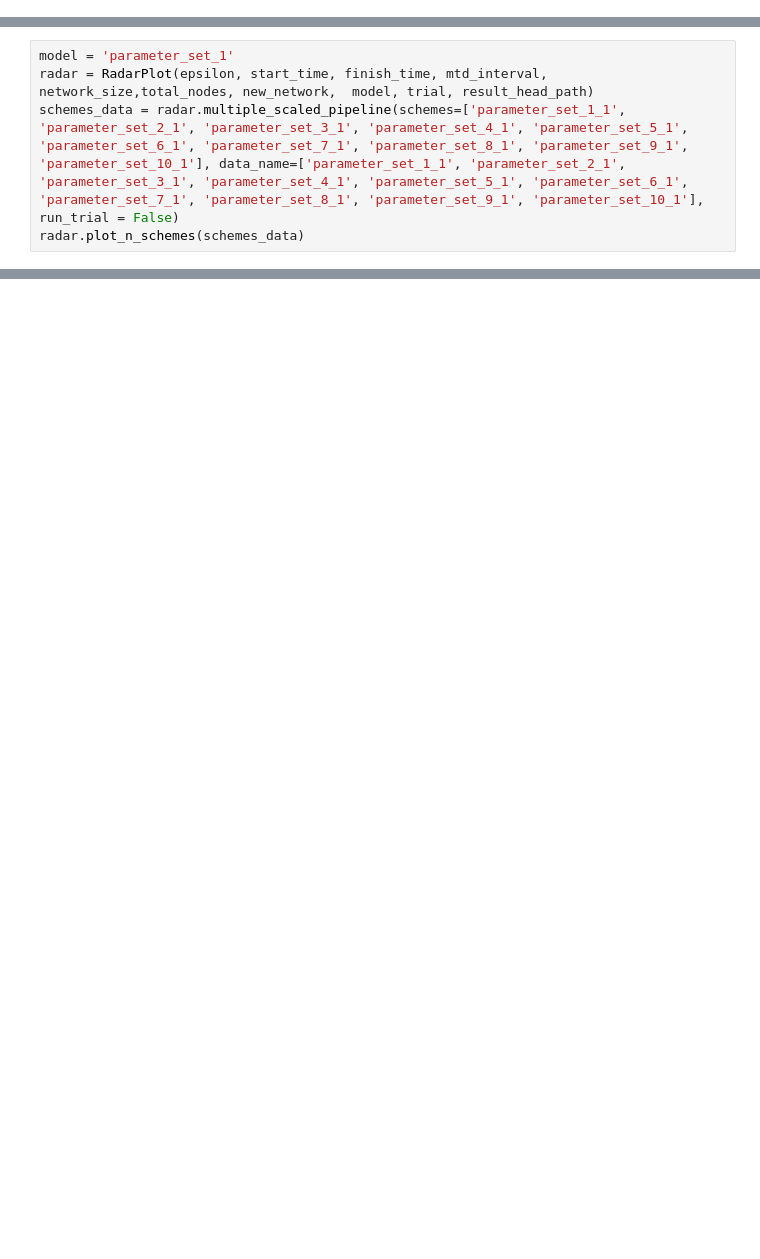
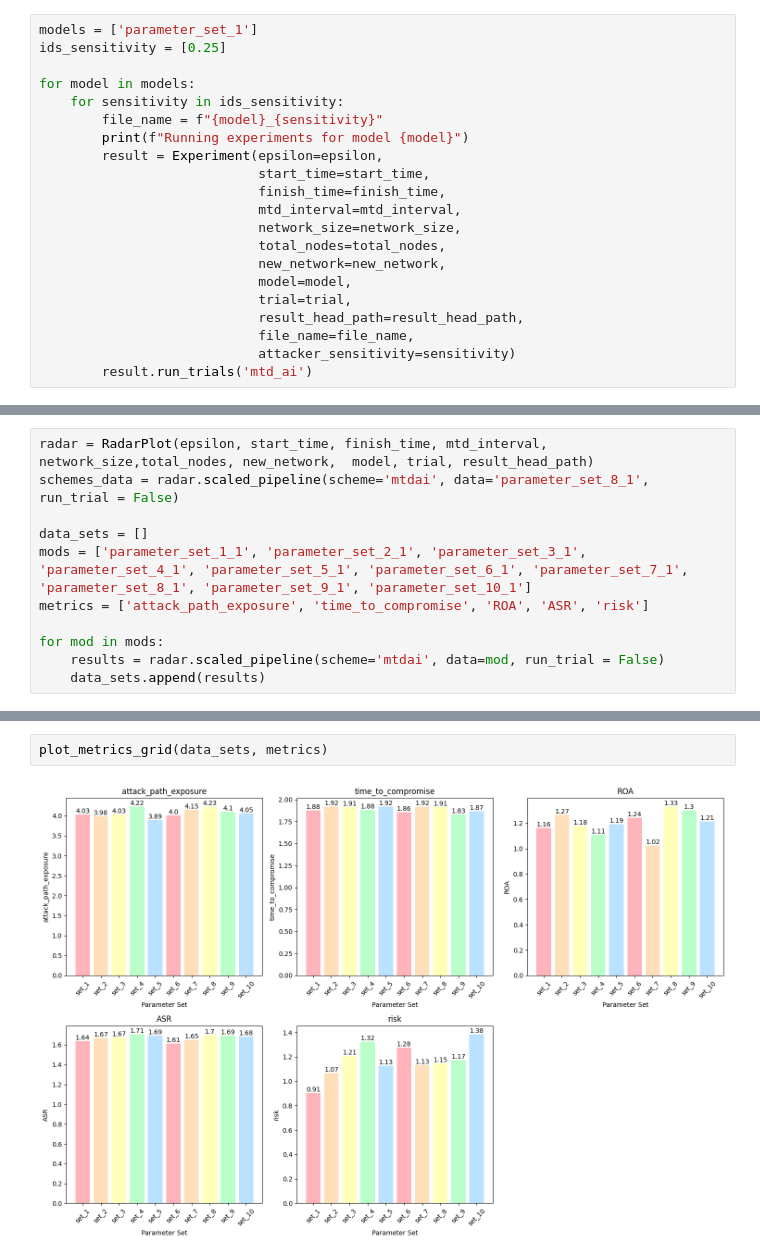
Before and after one commit to MoeBuTa/MTDSim, a Jupyter notebook: experiments/experiments.ipynb, the cells around one changed output, grey strips where cells are left out. Drawn from its saved outputs; the diff is of its cells as text; blank space fills up the shorter version.

```diff
--- a/experiments/experiments.ipynb
+++ b/experiments/experiments.ipynb
@@ -265,0 +349,21 @@ class RadarPlot(Experiment):
+# %%
+models = ['parameter_set_1']
+ids_sensitivity = [0.25]
+
+for model in models:
+    for sensitivity in ids_sensitivity:
+        file_name = f"{model}_{sensitivity}"
+        print(f"Running experiments for model {model}")
+        result = Experiment(epsilon=epsilon,
+                            start_time=start_time,
+                            finish_time=finish_time,
+                            mtd_interval=mtd_interval,
+                            network_size=network_size,
+                            total_nodes=total_nodes,
+                            new_network=new_network,
+                            model=model,
+                            trial=trial,
+                            result_head_path=result_head_path,
+                            file_name=file_name,
+                            attacker_sensitivity=sensitivity)
+        result.run_trials('mtd_ai')
@@ -324,5 +524,11 @@ radar.plot_n_schemes(schemes_data)
 # %%
-model = 'parameter_set_1'
 radar = RadarPlot(epsilon, start_time, finish_time, mtd_interval, network_size,total_nodes, new_network,  model, trial, result_head_path)
-schemes_data = radar.multiple_scaled_pipeline(schemes=['parameter_set_1_1', 'parameter_set_2_1', 'parameter_set_3_1', 'parameter_set_4_1', 'parameter_set_5_1', 'parameter_set_6_1', 'parameter_set_7_1', 'parameter_set_8_1', 'parameter_set_9_1', 'parameter_set_10_1'], data_name=['parameter_set_1_1', 'parameter_set_2_1', 'parameter_set_3_1', 'parameter_set_4_1', 'parameter_set_5_1', 'parameter_set_6_1', 'parameter_set_7_1', 'parameter_set_8_1', 'parameter_set_9_1', 'parameter_set_10_1'], run_trial = False)
-radar.plot_n_schemes(schemes_data)
+schemes_data = radar.scaled_pipeline(scheme='mtdai', data='parameter_set_8_1', run_trial = False)
+
+data_sets = []
+mods = ['parameter_set_1_1', 'parameter_set_2_1', 'parameter_set_3_1', 'parameter_set_4_1', 'parameter_set_5_1', 'parameter_set_6_1', 'parameter_set_7_1', 'parameter_set_8_1', 'parameter_set_9_1', 'parameter_set_10_1']
+metrics = ['attack_path_exposure', 'time_to_compromise', 'ROA', 'ASR', 'risk']
+
+for mod in mods:
+    results = radar.scaled_pipeline(scheme='mtdai', data=mod, run_trial = False)
+    data_sets.append(results)
@@ -384,0 +535,4 @@ radar.plot_n_schemes(schemes_data)
+# %%
+plot_metrics_grid(data_sets, metrics)
+# %% [output]
+[figure, added]
```
Also changed, not shown: parts of 26 cells of this notebook, 57 other files.
